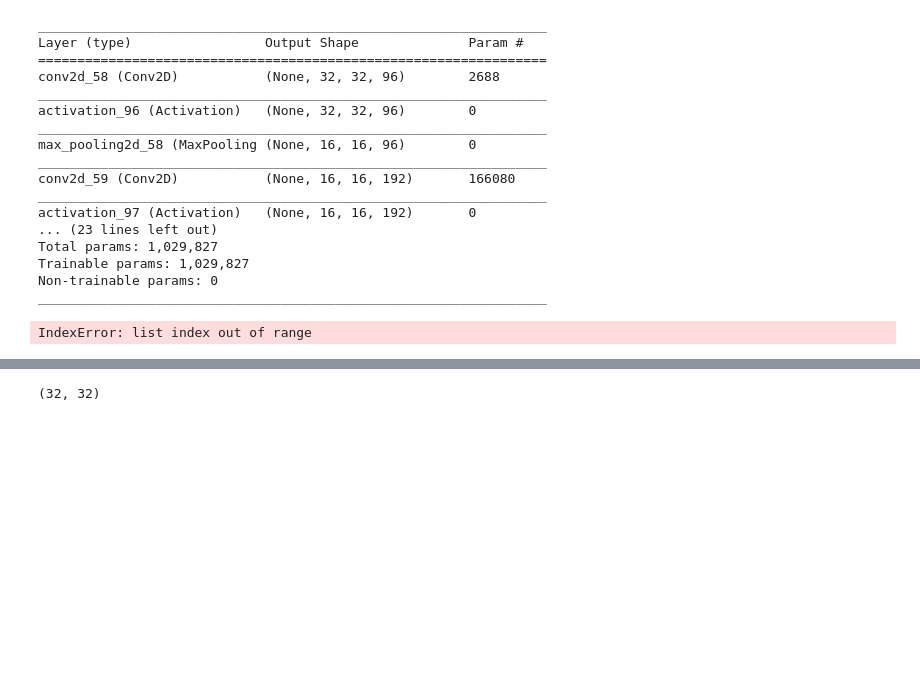
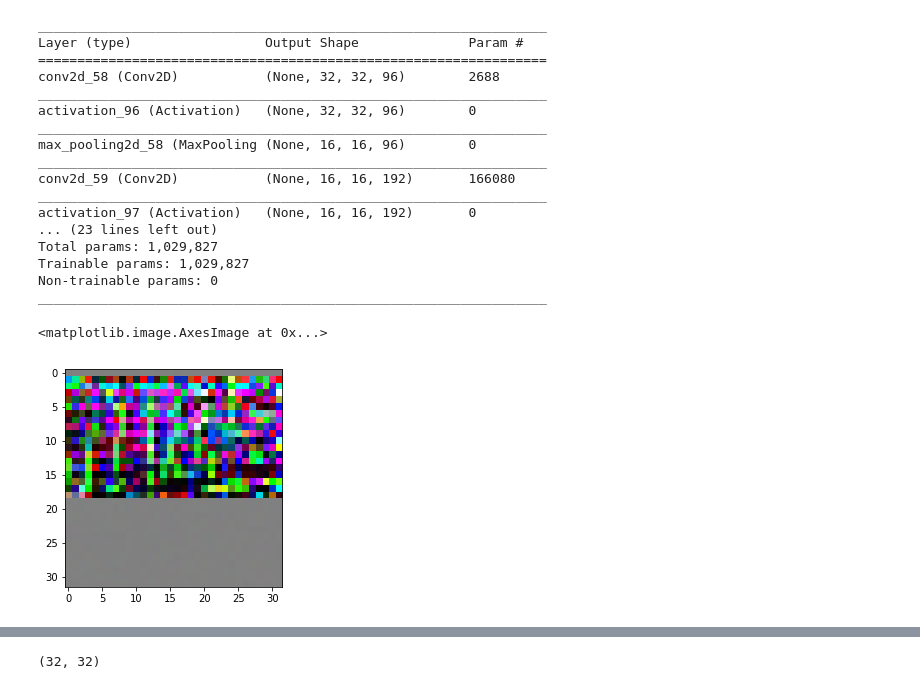
Before and after one commit to alessandro-giusti/rock-paper-scissors, a Jupyter notebook: Activity notebook/notebook_v2.ipynb, the cells around one changed output, grey strips where cells are left out. Drawn from its saved outputs; the diff is of its cells as text; code cells hidden in the pictures; blank space fills up the shorter version.

```diff
--- a/Activity notebook/notebook_v2.ipynb
+++ b/Activity notebook/notebook_v2.ipynb
@@ -642,8 +654,9 @@ def makeinputmaximizing(loss, gradstep = 0.01, steps = 20):
         img = np.clip(img,0,1)
     return img[0,:,:,:]
 # %%
-plt.imshow(makeinputmaximizing(model.layers[16].output[0,2], steps = 1000, gradstep = 0.1))
+plt.imshow(makeinputmaximizing(model.layers[6].output[0,2], steps = 1000, gradstep = 0.1))
 # %% [output]
-IndexError: list index out of range
+<matplotlib.image.AxesImage at 0x...>
+[figure, added]
 # %%
 import tqdm
```
Also changed, not shown: parts of 6 cells of this notebook, 1 other file.
